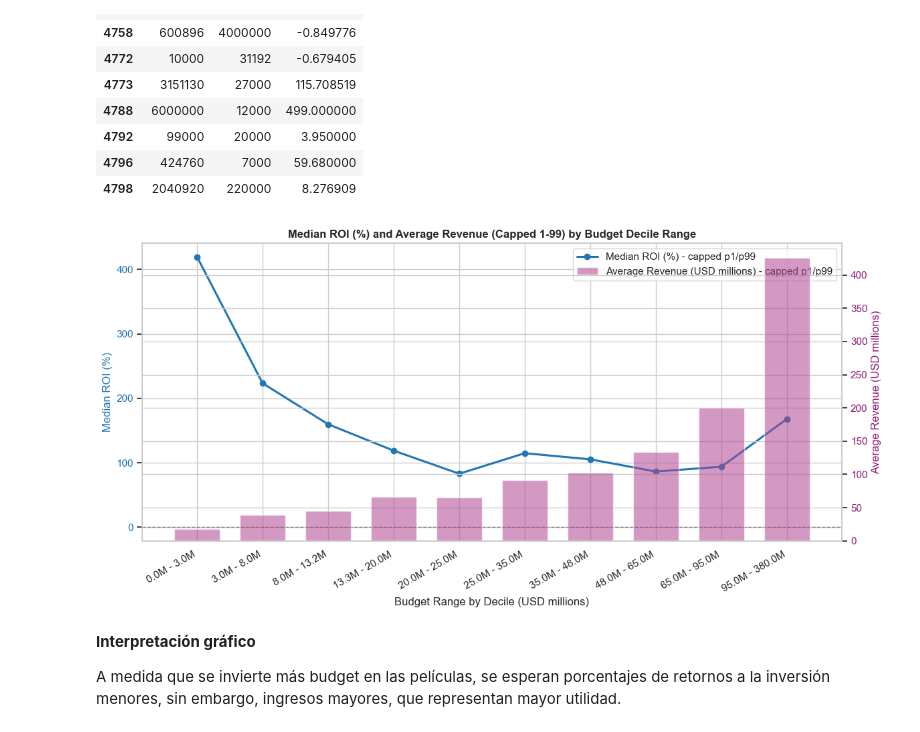
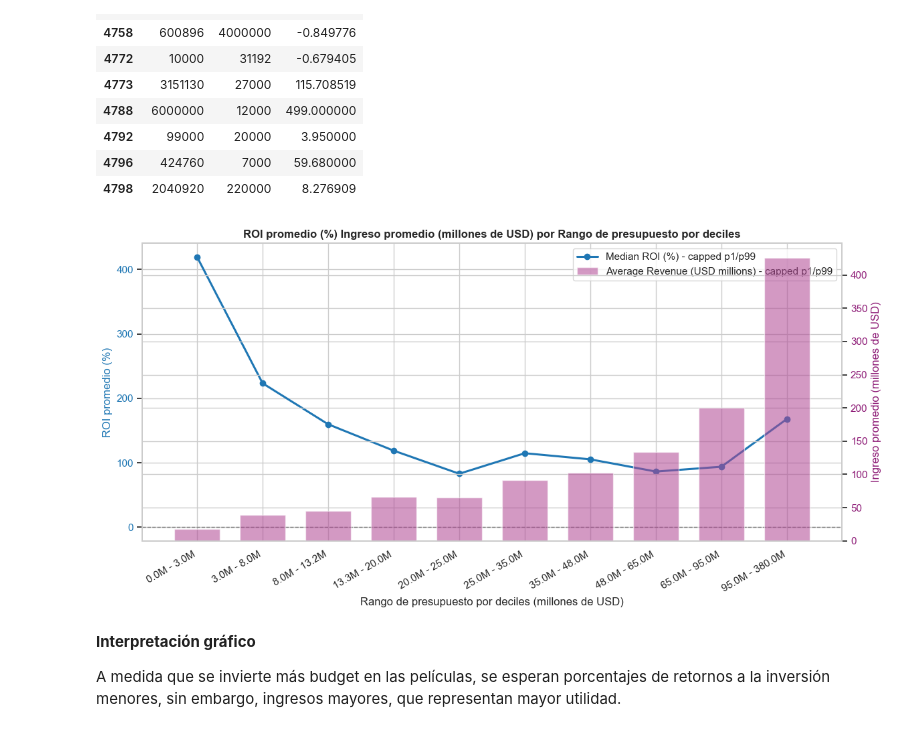
Before and after one commit to ShawnFRS/trabajos-marketing, a Jupyter notebook: trabajo 1/trabajo1.ipynb, the cells around one changed output. Saved outputs shown, nothing was run; the diff lists cells and outputs as text; code cells hidden in the pictures.

```diff
--- a/trabajo 1/trabajo1.ipynb
+++ b/trabajo 1/trabajo1.ipynb
@@ -886,38 +886,38 @@ ax2.bar(
     alpha=0.55,
     width=0.7,
     label='Average Revenue (USD millions) - capped p1/p99'
 )
 
 # Línea: mediana ROI % capeada (eje izquierdo)
 ax1.plot(
     x_pos,
     summary_decile['median_roi_pct'],
     marker='o',
     linewidth=2.2,
     color='#1f77b4',
     label='Median ROI (%) - capped p1/p99'
 )
 
 # Ejes y formato
-ax1.set_xlabel('Budget Range by Decile (USD millions)')
-ax1.set_ylabel('Median ROI (%)', color='#1f77b4')
-ax2.set_ylabel('Average Revenue (USD millions)', color="#8e1c77")
+ax1.set_xlabel('Rango de presupuesto por deciles (millones de USD)')
+ax1.set_ylabel('ROI promedio (%)', color='#1f77b4')
+ax2.set_ylabel('Ingreso promedio (millones de USD)', color="#8e1c77")
 ax1.set_xticks(x_pos)
 ax1.set_xticklabels(summary_decile['budget_range_label'], rotation=30, ha='right')
 ax1.axhline(0, color='gray', linestyle='--', linewidth=1)
 ax1.tick_params(axis='y', labelcolor='#1f77b4')
 ax2.tick_params(axis='y', labelcolor="#8e1c77")
-ax1.set_title('Median ROI (%) and Average Revenue (Capped 1-99) by Budget Decile Range')
+ax1.set_title('ROI promedio (%) Ingreso promedio (millones de USD) por Rango de presupuesto por deciles')
 
 # Leyenda combinada
 h1, l1 = ax1.get_legend_handles_labels()
 h2, l2 = ax2.get_legend_handles_labels()
 ax1.legend(h1 + h2, l1 + l2, loc='best', frameon=True)
 
 plt.tight_layout()
 plt.show()
 # %% [output]
-[figure, old version]
+[figure, new version]
 # %% [markdown]
 **Interpretación gráfico**
 
```
Also changed, not shown: parts of 19 cells of this notebook.
